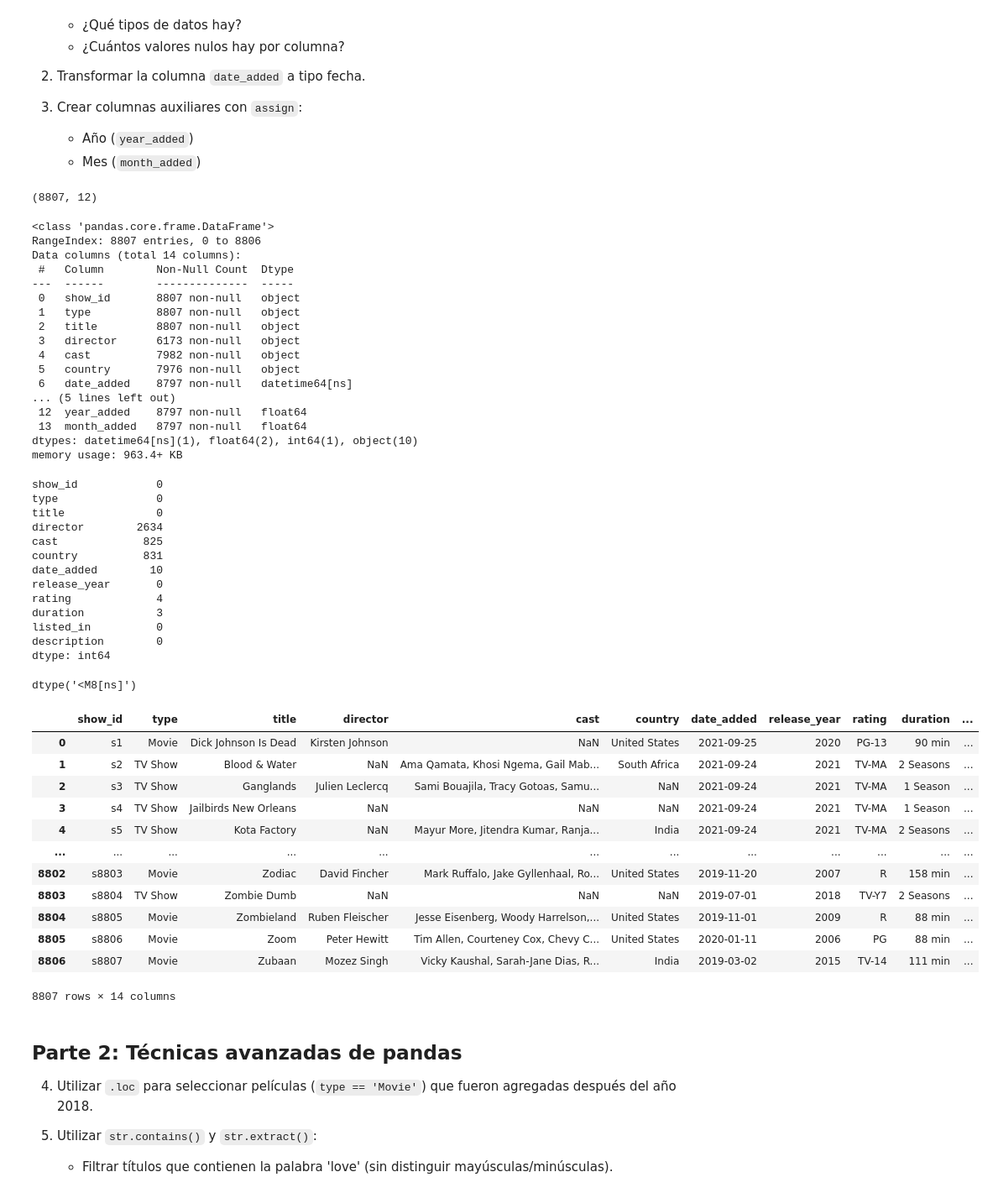
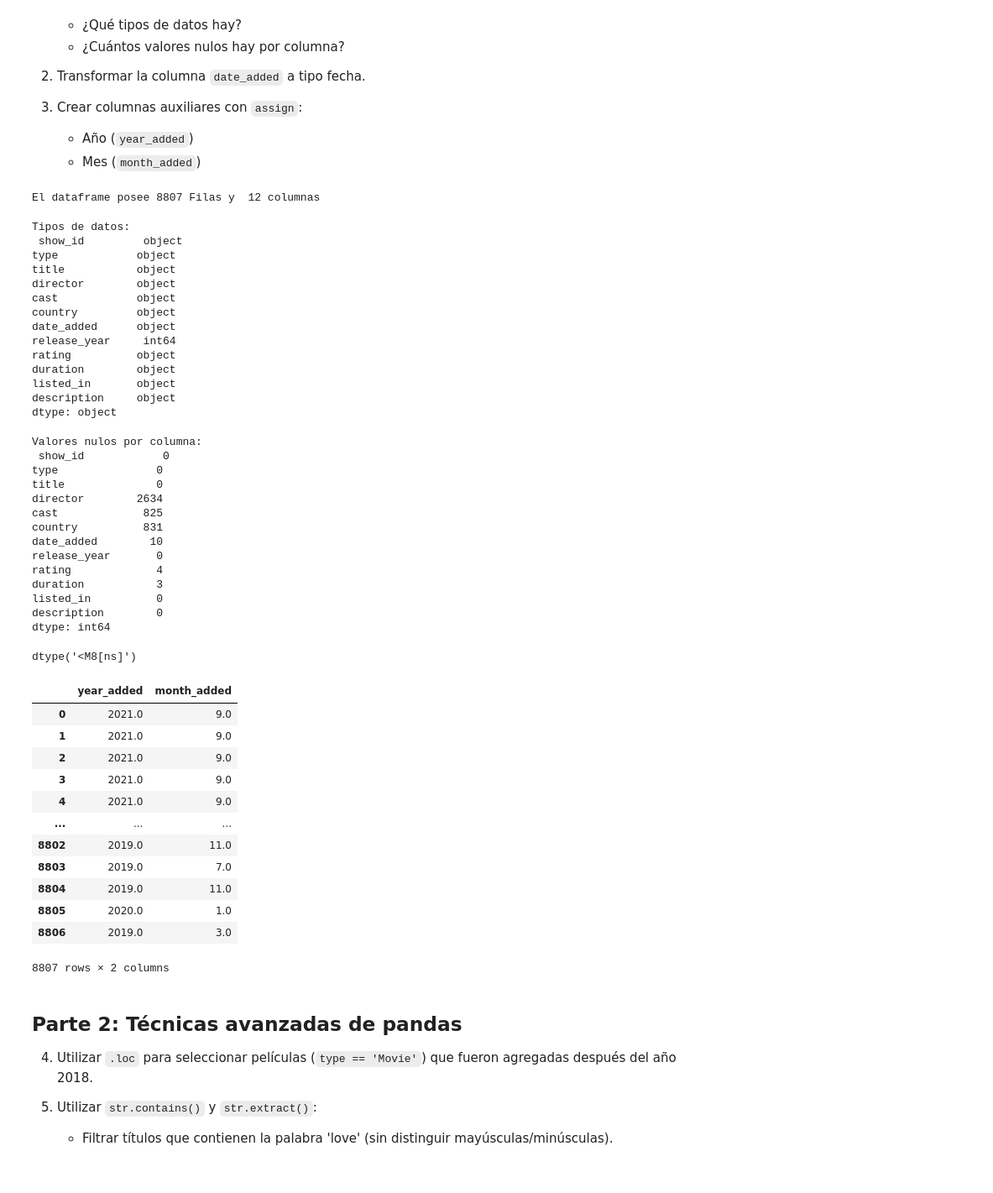
Before and after one commit to DiegoCherry/Mat-306, a Jupyter notebook: docs/codes/labs/lab_03.ipynb, the cells around one changed output. Shown at 84% size. Drawn from its saved outputs; the diff is of its cells as text; code cells hidden in the pictures.

```diff
--- a/docs/codes/labs/lab_03.ipynb
+++ b/docs/codes/labs/lab_03.ipynb
@@ -59,35 +59,33 @@ df.head()
    * Mes (`month_added`)
 # %%
 #Tamñano de dataframe
-df.shape
+print("El dataframe posee", df.shape[0], "Filas y ", df.shape[1], "columnas")
 # %% [output]
-(8807, 12)
+El dataframe posee 8807 Filas y  12 columnas
 # %%
 #Tipos de dato segun cada columna
-df.info()
+print("\nTipos de datos: \n", df.dtypes)
 # %% [output]
-<class 'pandas.core.frame.DataFrame'>
-RangeIndex: 8807 entries, 0 to 8806
-Data columns (total 14 columns):
- #   Column        Non-Null Count  Dtype
----  ------        --------------  -----
- 0   show_id       8807 non-null   object
- 1   type          8807 non-null   object
- 2   title         8807 non-null   object
- 3   director      6173 non-null   object
- 4   cast          7982 non-null   object
- 5   country       7976 non-null   object
- 6   date_added    8797 non-null   datetime64[ns]
-... (5 lines left out)
- 12  year_added    8797 non-null   float64
- 13  month_added   8797 non-null   float64
-dtypes: datetime64[ns](1), float64(2), int64(1), object(10)
-memory usage: 963.4+ KB
+Tipos de datos:
+ show_id         object
+type            object
+title           object
+director        object
+cast            object
+country         object
+date_added      object
+release_year     int64
+rating          object
+duration        object
+listed_in       object
+description     object
+dtype: object
 # %%
 #valores nulos por columna
-df.isnull().sum()
+print("Valores nulos por columna: \n", df.isnull().sum())
 # %% [output]
-show_id            0
+Valores nulos por columna:
+ show_id            0
 type               0
 title              0
 director        2634
@@ -113,21 +111,23 @@ df["date_added"].dtype      # <M8[ns] = datetime64[ns]
 # %% [output]
 dtype('<M8[ns]')
 # %%
+#Creamos columnas auxiliares
 df = df.assign( year_added = df["date_added"].dt.year, month_added = df["date_added"].dt.month)
+df[["year_added", "month_added"]]
 # %% [output]
-|  | show_id | type | title | director | cast | country | date_added | release_year | rating | duration | ... |
-| 0 | s1 | Movie | Dick Johnson Is Dead | Kirsten Johnson | NaN | United States | 2021-09-25 | 2020 | PG-13 | 90 min | ... |
-| 1 | s2 | TV Show | Blood & Water | NaN | Ama Qamata, Khosi Ngema, Gail Mab... | South Africa | 2021-09-24 | 2021 | TV-MA | 2 Seasons | ... |
-| 2 | s3 | TV Show | Ganglands | Julien Leclercq | Sami Bouajila, Tracy Gotoas, Samu... | NaN | 2021-09-24 | 2021 | TV-MA | 1 Season | ... |
-| 3 | s4 | TV Show | Jailbirds New Orleans | NaN | NaN | NaN | 2021-09-24 | 2021 | TV-MA | 1 Season | ... |
-| 4 | s5 | TV Show | Kota Factory | NaN | Mayur More, Jitendra Kumar, Ranja... | India | 2021-09-24 | 2021 | TV-MA | 2 Seasons | ... |
-| ... | ... | ... | ... | ... | ... | ... | ... | ... | ... | ... | ... |
-| 8802 | s8803 | Movie | Zodiac | David Fincher | Mark Ruffalo, Jake Gyllenhaal, Ro... | United States | 2019-11-20 | 2007 | R | 158 min | ... |
-| 8803 | s8804 | TV Show | Zombie Dumb | NaN | NaN | NaN | 2019-07-01 | 2018 | TV-Y7 | 2 Seasons | ... |
-| 8804 | s8805 | Movie | Zombieland | Ruben Fleischer | Jesse Eisenberg, Woody Harrelson,... | United States | 2019-11-01 | 2009 | R | 88 min | ... |
-| 8805 | s8806 | Movie | Zoom | Peter Hewitt | Tim Allen, Courteney Cox, Chevy C... | United States | 2020-01-11 | 2006 | PG | 88 min | ... |
-| 8806 | s8807 | Movie | Zubaan | Mozez Singh | Vicky Kaushal, Sarah-Jane Dias, R... | India | 2019-03-02 | 2015 | TV-14 | 111 min | ... |
+|  | year_added | month_added |
+| 0 | 2021.0 | 9.0 |
+| 1 | 2021.0 | 9.0 |
+| 2 | 2021.0 | 9.0 |
+| 3 | 2021.0 | 9.0 |
+| 4 | 2021.0 | 9.0 |
+| ... | ... | ... |
+| 8802 | 2019.0 | 11.0 |
+| 8803 | 2019.0 | 7.0 |
+| 8804 | 2019.0 | 11.0 |
+| 8805 | 2020.0 | 1.0 |
+| 8806 | 2019.0 | 3.0 |
-8807 rows × 14 columns
+8807 rows × 2 columns
 # %% [markdown]
 ## Parte 2: Técnicas avanzadas de pandas
 
```
Also changed, not shown: parts of 13 cells of this notebook.
